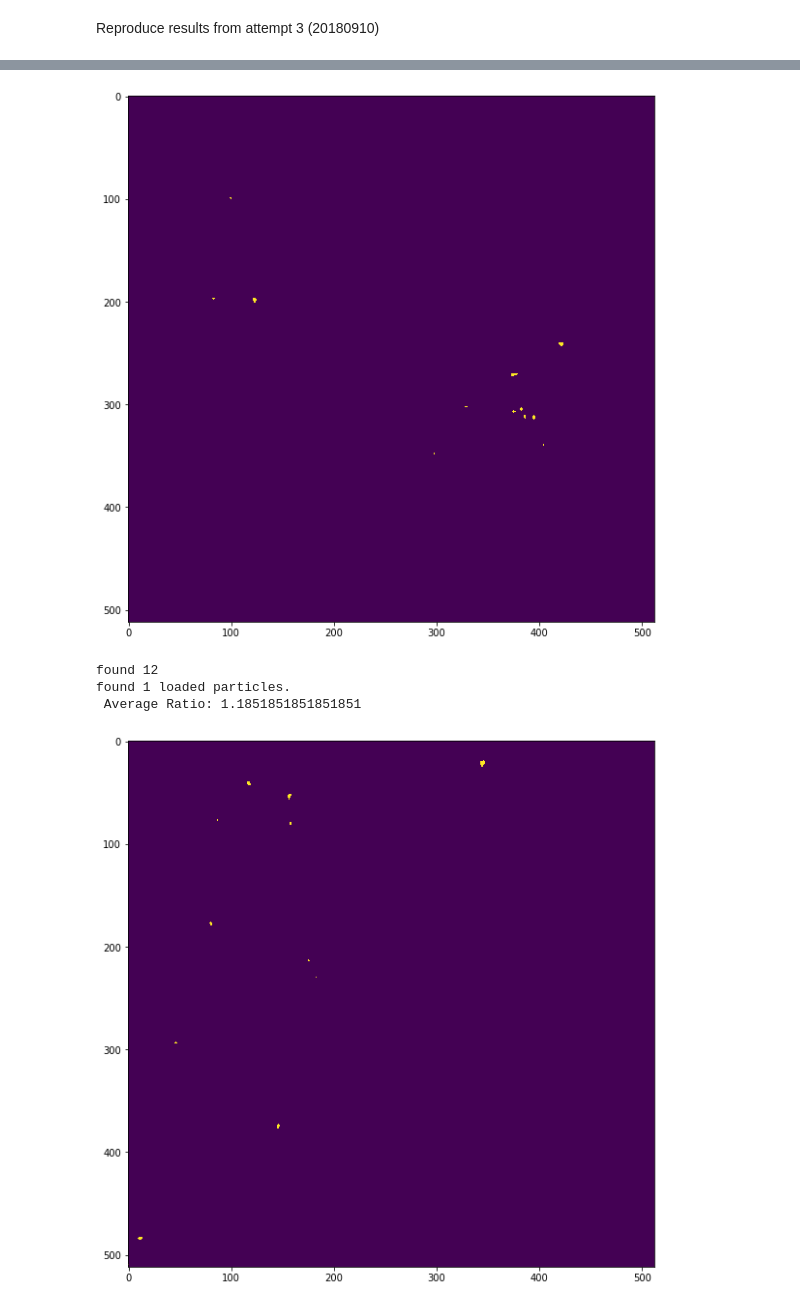
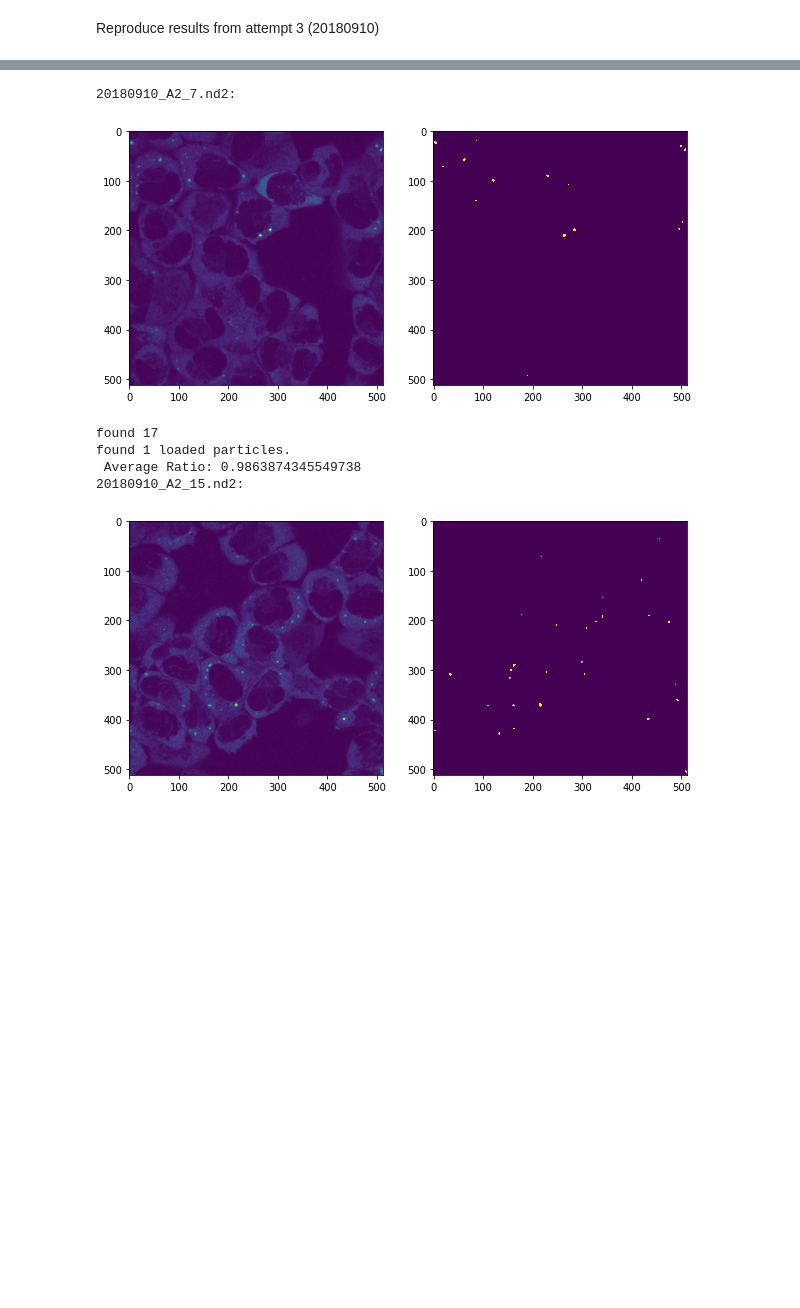
Before and after one commit to c-bun/Riboglow-Tools, a Jupyter notebook: reanalyze attempt 3.ipynb, the cells around one changed output, grey strips where cells are left out. Cells and saved outputs as stored; diff of their text form; code cells hidden in the pictures; blank space fills up the shorter version.

```diff
--- a/reanalyze attempt 3.ipynb
+++ b/reanalyze attempt 3.ipynb
@@ -43,18 +7,22 @@ interactive(children=(IntSlider(value=0, description='threshold_value', max=500,
 # %%
 def process_dir(path_to_dir, RG_background, halo_threshold):
     all_ratios = []
     for filename in listdir(path_to_dir):
+        if filename == ".DS_Store": continue
         finder = SgFinder(path_to_dir+"/"+filename,RG_background)
         finder.median_filter(3)
+        print(filename+":")
         finder.setHaloThreshold(threshold=halo_threshold)
-        finder.dilate_and_ratio()
+        finder.dilate_and_ratio(iterations=5)
         all_ratios = all_ratios + finder.ratios
     return all_ratios
 
-pos_ratios = process_dir("/Users/colinrathbun/Research/imaging/20180910/singles_pos/", 35, 290)
+pos_ratios = process_dir("/Users/colinrathbun/Research/imaging/20180910/singles_pos/", 35, 350)
 # %% [output]
+20180910_A2_7.nd2:
-[figure, old version]
+[figure, new version]
-found 12
-found 1 loaded particles.
- Average Ratio: 1.1851851851851851
+found 17
+found 1 loaded particles.
+ Average Ratio: 0.9863874345549738
+20180910_A2_15.nd2:
-[figure, old version]
+[figure, new version]
```
Also changed, not shown: parts of 23 cells of this notebook, 2 other files.
